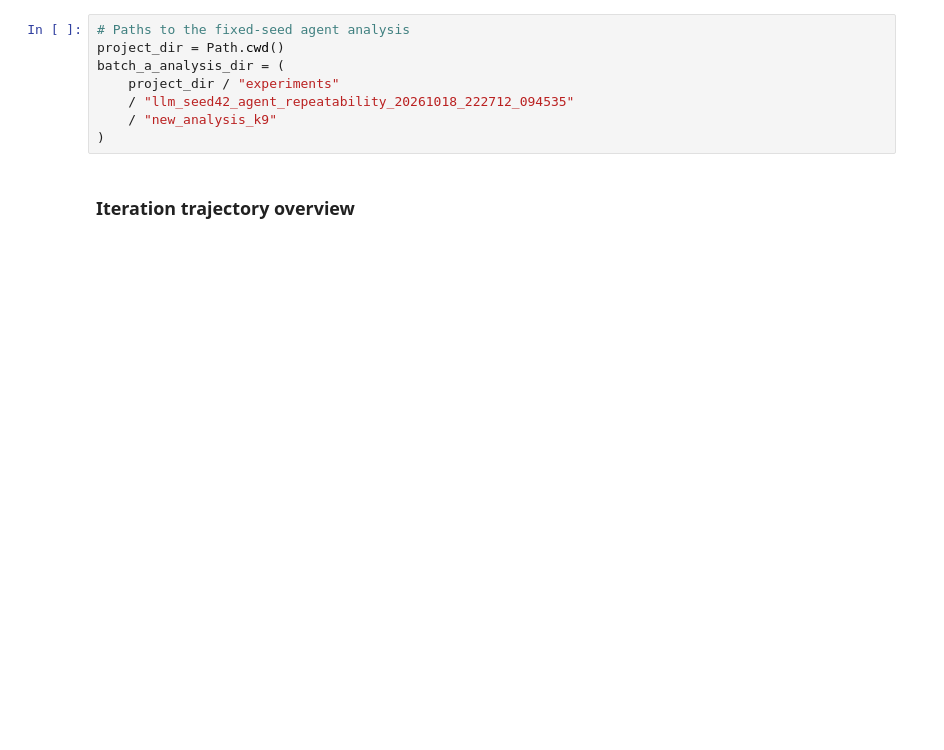
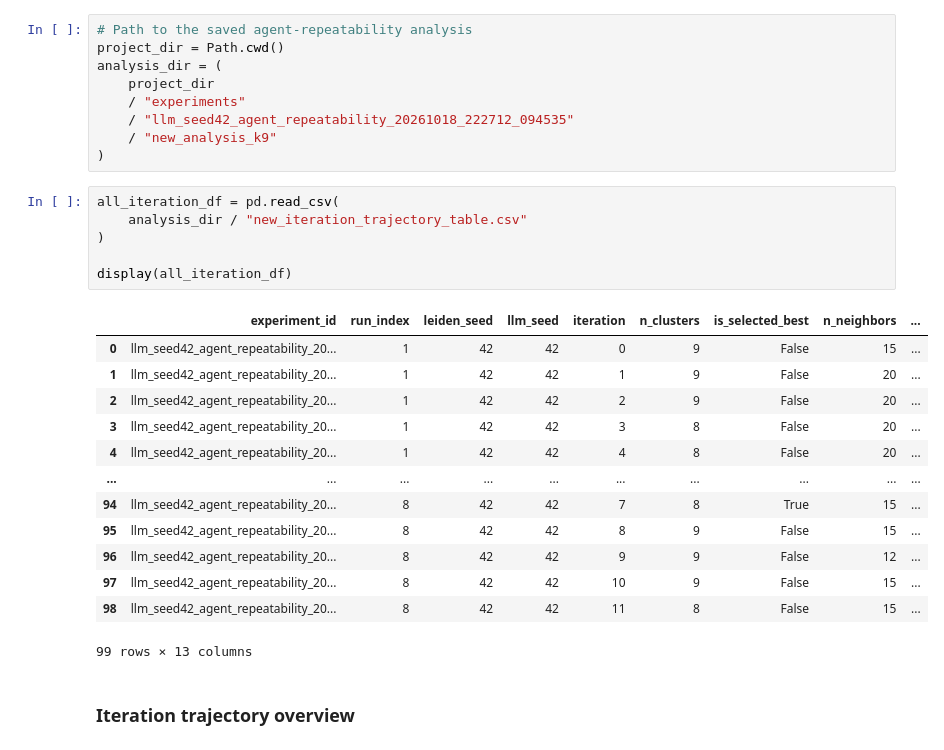
Before and after one commit to Lolarh/Agentic_Omics_Thesis, a Jupyter notebook: 01_fixed_seed_agent_repeatability_analysis.ipynb, the cells around one changed output. Drawn from its saved outputs; the diff is of its cells as text; blank space fills up the shorter version.

Commit message:
Clean up repeatability scripts and analysis notebooks

```diff
--- a/01_fixed_seed_agent_repeatability_analysis.ipynb
+++ b/01_fixed_seed_agent_repeatability_analysis.ipynb
@@ -373,11 +33,32 @@ Load CSV outputs. saved experiment and analysis directories
 # %%
-# Paths to the fixed-seed agent analysis
+# Path to the saved agent-repeatability analysis
 project_dir = Path.cwd()
-batch_a_analysis_dir = (
-    project_dir / "experiments"
+analysis_dir = (
+    project_dir
+    / "experiments"
     / "llm_seed42_agent_repeatability_20261018_222712_094535"
     / "new_analysis_k9"
 )
+# %%
+all_iteration_df = pd.read_csv(
+    analysis_dir / "new_iteration_trajectory_table.csv"
+)
+
+display(all_iteration_df)
+# %% [output]
+|  | experiment_id | run_index | leiden_seed | llm_seed | iteration | n_clusters | is_selected_best | n_neighbors | ... |
+| 0 | llm_seed42_agent_repeatability_20... | 1 | 42 | 42 | 0 | 9 | False | 15 | ... |
+| 1 | llm_seed42_agent_repeatability_20... | 1 | 42 | 42 | 1 | 9 | False | 20 | ... |
+| 2 | llm_seed42_agent_repeatability_20... | 1 | 42 | 42 | 2 | 9 | False | 20 | ... |
+| 3 | llm_seed42_agent_repeatability_20... | 1 | 42 | 42 | 3 | 8 | False | 20 | ... |
+| 4 | llm_seed42_agent_repeatability_20... | 1 | 42 | 42 | 4 | 8 | False | 20 | ... |
+| ... | ... | ... | ... | ... | ... | ... | ... | ... | ... |
+| 94 | llm_seed42_agent_repeatability_20... | 8 | 42 | 42 | 7 | 8 | True | 15 | ... |
+| 95 | llm_seed42_agent_repeatability_20... | 8 | 42 | 42 | 8 | 9 | False | 15 | ... |
+| 96 | llm_seed42_agent_repeatability_20... | 8 | 42 | 42 | 9 | 9 | False | 12 | ... |
+| 97 | llm_seed42_agent_repeatability_20... | 8 | 42 | 42 | 10 | 9 | False | 15 | ... |
+| 98 | llm_seed42_agent_repeatability_20... | 8 | 42 | 42 | 11 | 8 | False | 15 | ... |
+99 rows × 13 columns
 # %% [markdown]
 ### Iteration trajectory overview
 # %%
```
Also changed, not shown: parts of 43 cells of this notebook, 3 other files.
